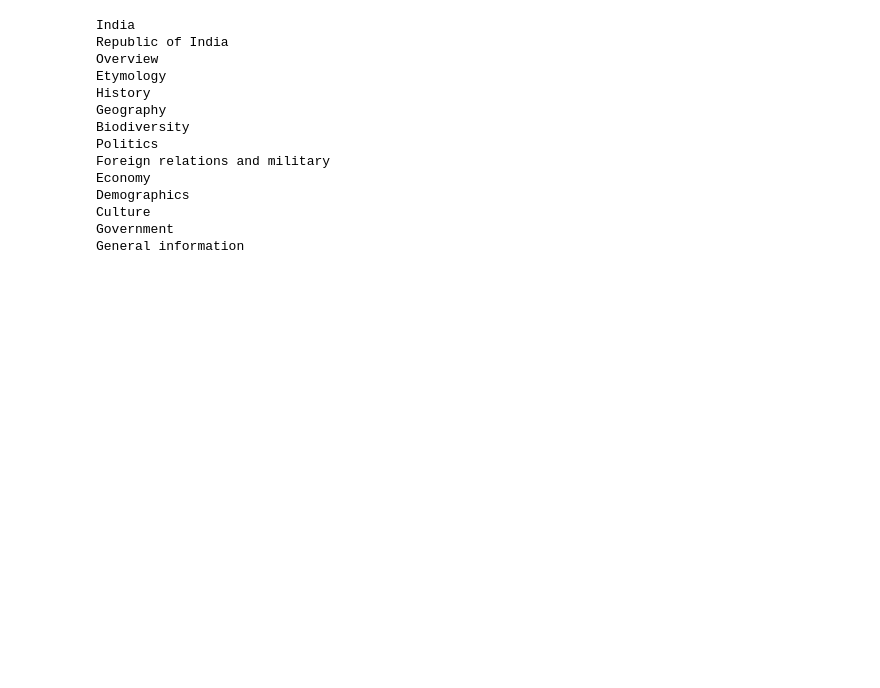
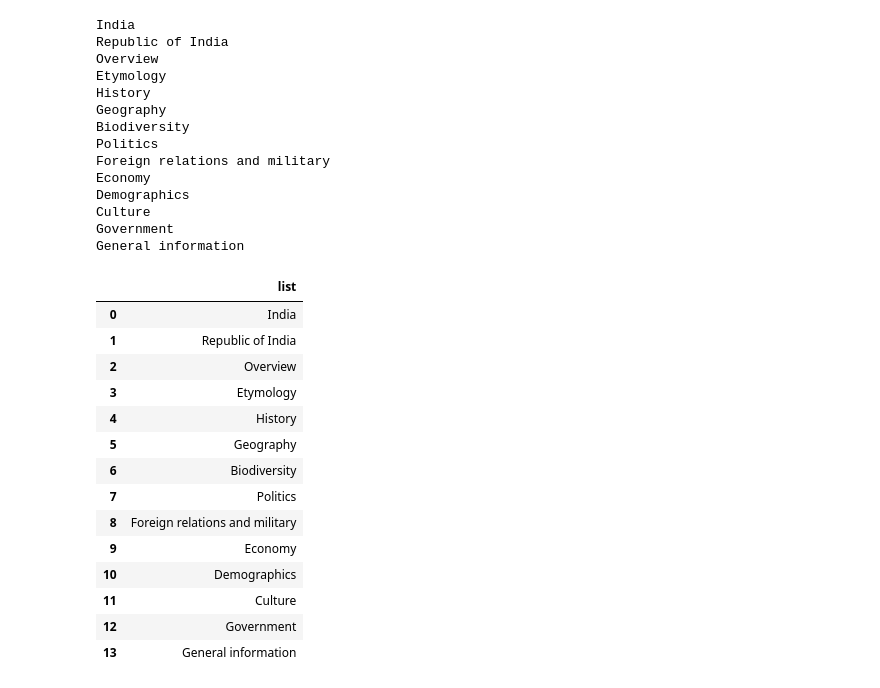
Before and after one commit to mahmednisar/ThinkPython, a Jupyter notebook: webscrapping.ipynb, the cells around one changed output. Drawn from its saved outputs; the diff is of its cells as text; code cells hidden in the pictures; blank space fills up the shorter version.

```diff
--- a/webscrapping.ipynb
+++ b/webscrapping.ipynb
@@ -84,0 +90,20 @@ General information
+# %%
+
+df=pd.DataFrame(list, columns=["list"])
+df
+# %% [output]
+|  | list |
+| 0 | India |
+| 1 | Republic of India |
+| 2 | Overview |
+| 3 | Etymology |
+| 4 | History |
+| 5 | Geography |
+| 6 | Biodiversity |
+| 7 | Politics |
+| 8 | Foreign relations and military |
+| 9 | Economy |
+| 10 | Demographics |
+| 11 | Culture |
+| 12 | Government |
+| 13 | General information |
```
Also changed, not shown: parts of 3 cells of this notebook.
